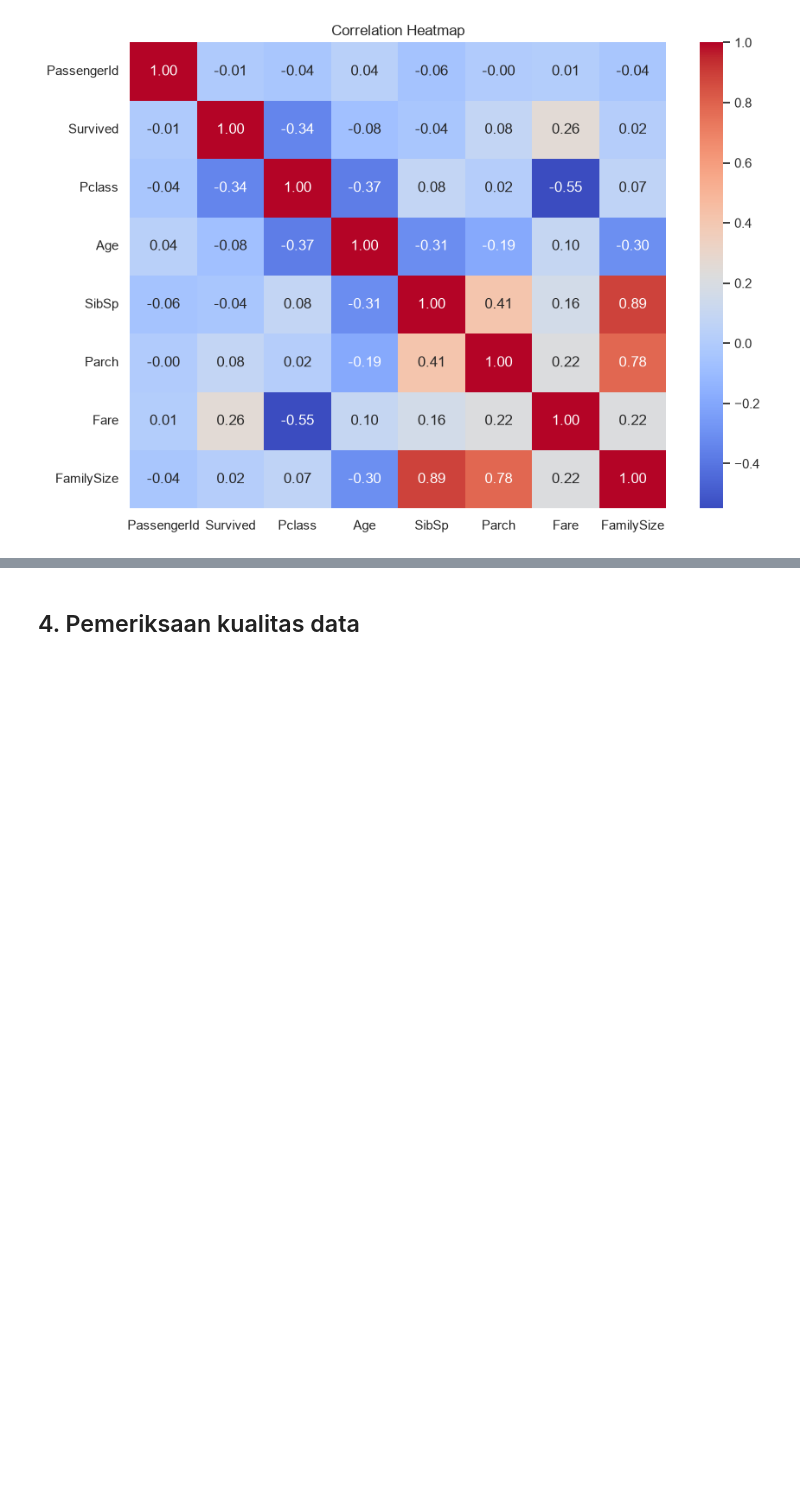
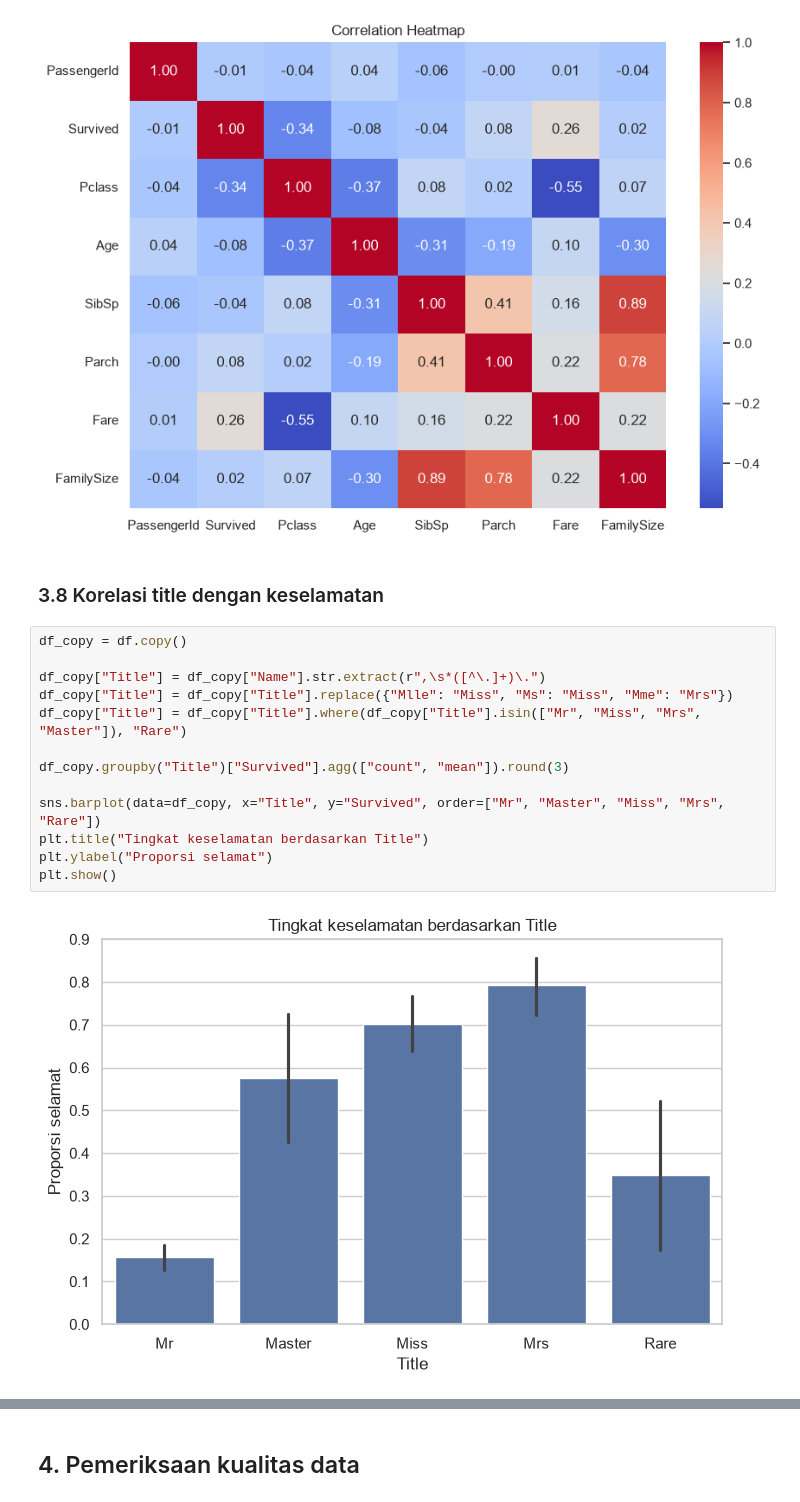
Before and after one commit to gtrnat/Titanic, a Jupyter notebook: asgtitanic.ipynb, the cells around one changed output, grey strips where cells are left out. Cells and saved outputs as stored; diff of their text form; blank space fills up the shorter version.

Commit message:
update eda utk fitur title

```diff
--- a/asgtitanic.ipynb
+++ b/asgtitanic.ipynb
@@ -259,3 +259,20 @@ plt.title("Correlation Heatmap")
 plt.show()
 # %% [output]
 [figure]
+# %% [markdown]
+### 3.8 Korelasi title dengan keselamatan
+# %%
+df_copy = df.copy()
+
+df_copy["Title"] = df_copy["Name"].str.extract(r",\s*([^\.]+)\.")
+df_copy["Title"] = df_copy["Title"].replace({"Mlle": "Miss", "Ms": "Miss", "Mme": "Mrs"})
+df_copy["Title"] = df_copy["Title"].where(df_copy["Title"].isin(["Mr", "Miss", "Mrs", "Master"]), "Rare")
+
+df_copy.groupby("Title")["Survived"].agg(["count", "mean"]).round(3)
+
+sns.barplot(data=df_copy, x="Title", y="Survived", order=["Mr", "Master", "Miss", "Mrs", "Rare"])
+plt.title("Tingkat keselamatan berdasarkan Title")
+plt.ylabel("Proporsi selamat")
+plt.show()
+# %% [output]
+[figure, added]
```
Also changed, not shown: parts of 1 cell of this notebook.
